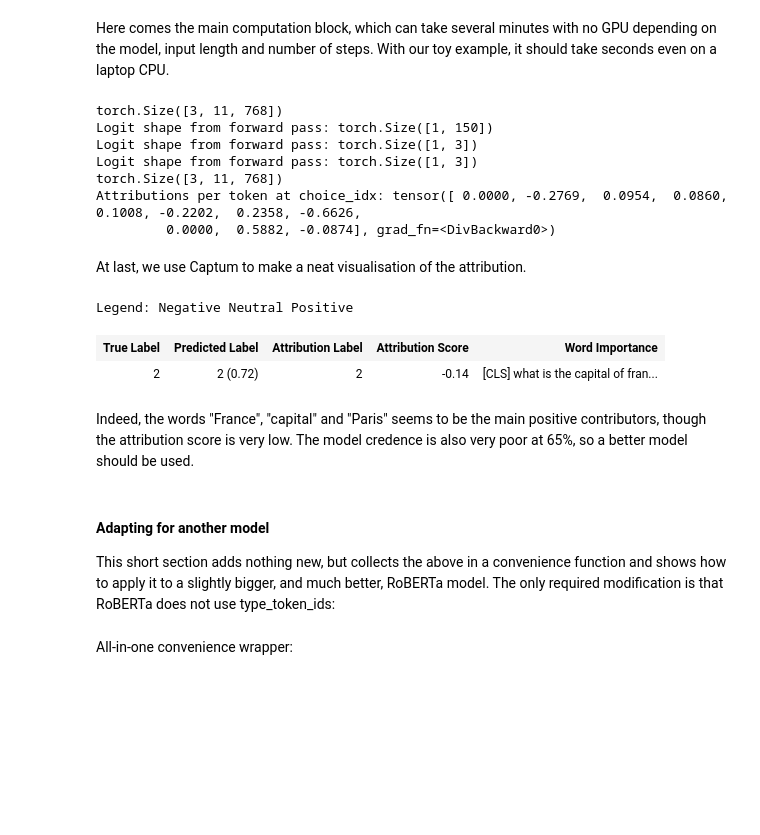
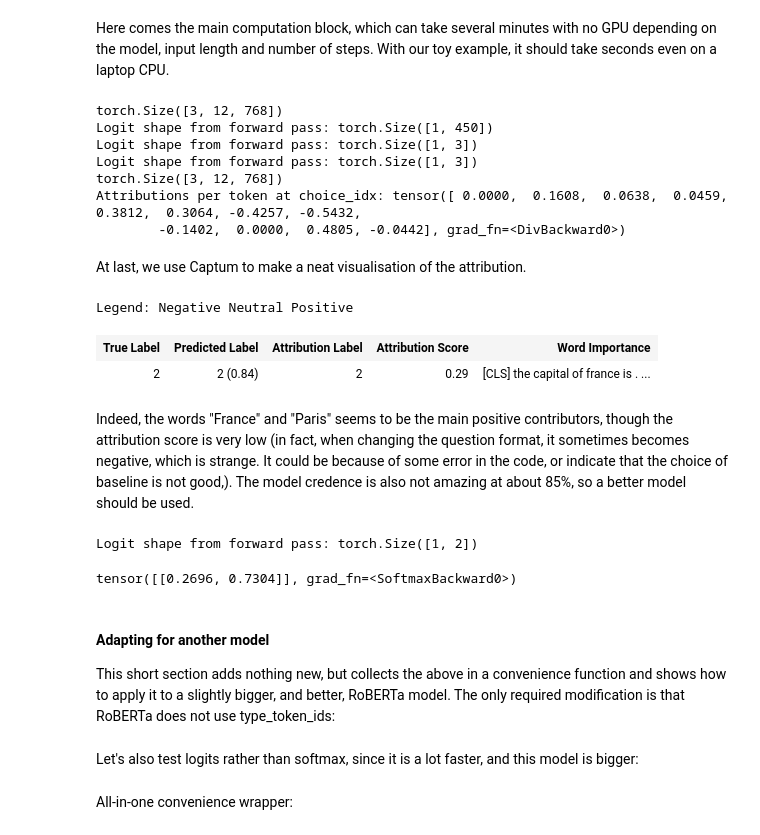
Before and after one commit to 5an0j/Circuits-INTED-2025, a Jupyter notebook: Code/MultipleChoice/FINAL_Captum_Attr_BERT.ipynb, the cells around one changed output. Cells and saved outputs as stored; diff of their text form; code cells hidden in the pictures; blank space fills up the shorter version.

```diff
--- a/Code/MultipleChoice/FINAL_Captum_Attr_BERT.ipynb
+++ b/Code/MultipleChoice/FINAL_Captum_Attr_BERT.ipynb
@@ -20,6 +43,6 @@ Example FCI-question: *A large truck breaks down out on the road and receives a
 4) *Neither the car nor the truck exert any force on the other. The truck is pushed forward simply because it is in the way of the car.*
 # %%
 # Test question (replace with some FCI-question)
-question = "What is the capital of France?"
-choices = ["Berlin", "Madrid", "Paris",] # "Rome", "India"]
+question = "The capital of France is..." # we try to format the question like the model traning data
+choices = ["Berlin", "Madrid", "Paris", ] # " Rome", " India"]
 ground_truth_idx = 2
@@ -142,21 +161,26 @@ Integrated Gradients calculates the attribution by differentiation, varying the
 # %%
 # Baseline inputs embeds for Integrated Gradients
-def get_baseline(tokenizer, input_ids, choice_idx, embed_layer=model.bert.embeddings):
+def get_baseline(tokenizer, input_ids, choice_idx, embed_layer=model.bert.embeddings, ids=False):
     ref_token_id = tokenizer.pad_token_id   # padding
     sep_token_id = tokenizer.sep_token_id   # sepatator
     cls_token_id = tokenizer.cls_token_id   # start of sequence
 
     # Create baseline input: [CLS] [PAD] ... [PAD] [SEP] [PAD] ... [PAD] [SEP] [PAD] ... like choice_ids, expanded as input_ids
     ref_tokens = [cls_token_id]
+    # question = True # switch to keep question the same in the baseline
     for token in input_ids[choice_idx, 1:]:
         if token == sep_token_id: # We keep only the separators, else we use padding
-            ref_tokens += [sep_token_id]
+            ref_tokens += [sep_token_id] # Pythonic .append(sep_token_id)
+    #        question = False # separator indicates end of question
+    #    elif question: ref_tokens += [token]
         else:
             ref_tokens += [ref_token_id]
 
     ref_input_ids = torch.tensor(ref_tokens, dtype=torch.long).expand_as(input_ids)
+    if ids: return ref_input_ids
+
     ref_token_type_ids = torch.zeros_like(ref_input_ids)
-
     return embed_layer(ref_input_ids, token_type_ids=ref_token_type_ids) # preembed for multi-layer attribution
 
+# Quickly compute
 ref_inputs_embeds = get_baseline(tokenizer, input_ids, choice_idx)
@@ -163,12 +223,13 @@ ref_inputs_embeds = get_baseline(tokenizer, input_ids, choice_idx)
 # %% [markdown]
 We now make a convenience function for getting the token attributions, summing over the internal model dimension to get an overal attribution for each position (token).
 # %%
-def get_token_attributions(forward_func, choice_idx, inputs_embeds, ref_inputs_embeds, attention_masks, token_type_ids=None, n_steps=50):
+def get_token_attributions(forward_func, choice_idx, inputs_embeds, ref_inputs_embeds, attention_masks, token_type_ids=None, n_steps=50, attr_layer=None):
 
     if cfg.debug: print(inputs_embeds.shape)
 
     # LayerIntegratedGradients for attribution
-    ig = IntegratedGradients(forward_func)
+    if attr_layer is None: ig = IntegratedGradients(forward_func)
+    else: ig = LayerIntegratedGradients(forward_func, attr_layer) # Note that inputs_embeds may be input_ids if doing layer attribution
 
     # Compute attributions for chosen index
     # (Captum wants [num_choices, seq_len] and gives attr shape [choices, seq_len, layer_output_dim])
@@ -182,10 +243,11 @@ def get_token_attributions(forward_func, choice_idx, inputs_embeds, ref_inputs_e
     )
     # Captum attributes every input wrt the target idx. We only care about the choice_idx attributions,
     # but we have to pass in all the mulitple choice alternatives in order to get the correct softmax output.
-    # This significantly increases compute time!
+    # This significantly increases compute time! So it is yet another reason to just use the logits, and then only pass in the
+    # true index. But I am not sure if that really makes sense, since differentiation is important in MpC...
+    if cfg.debug: print(attributions.shape)
 
-    # Sum across layer_output_dim to get token-level importance¨
-    print(attributions.shape)
+    # Sum across layer_output_dim to get token-level importance
     choice_token_attributions = attributions[choice_idx].sum(dim=-1)  # shape: [num_choices, seq_len]
     choice_token_attributions = choice_token_attributions / torch.norm(choice_token_attributions)  # Normalize
 
@@ -197,45 +259,53 @@ Here comes the main computation block, which can take several minutes with no GP
 # %%
 # Main computation block, can take several minutes depending on the model, input length and number of steps.
 # If cfg.debug is True, it will print intermediate results to indicate progress.
+# choice_idx = 2 # Change this here if you want to attribute with choices different from the one the model chose
 
 token_attributions, delta = get_token_attributions(
-    forward_func_MpC, choice_idx, inputs_embeds, ref_inputs_embeds, attention_masks, token_type_ids
+    forward_func_MpC, choice_idx, inputs_embeds, ref_inputs_embeds, attention_masks, token_type_ids, n_steps=50
 )
 
 # Convert input_ids to readable tokens for the choice_idx
 tokens = tokenizer.convert_ids_to_tokens(input_ids[choice_idx])
 # %% [output]
-torch.Size([3, 11, 768])
-Logit shape from forward pass: torch.Size([1, 150])
+torch.Size([3, 12, 768])
+Logit shape from forward pass: torch.Size([1, 450])
 Logit shape from forward pass: torch.Size([1, 3])
 Logit shape from forward pass: torch.Size([1, 3])
-torch.Size([3, 11, 768])
-Attributions per token at choice_idx: tensor([ 0.0000, -0.2769,  0.0954,  0.0860,  0.1008, -0.2202,  0.2358, -0.6626,
-         0.0000,  0.5882, -0.0874], grad_fn=<DivBackward0>)
+torch.Size([3, 12, 768])
+Attributions per token at choice_idx: tensor([ 0.0000,  0.1608,  0.0638,  0.0459,  0.3812,  0.3064, -0.4257, -0.5432,
+        -0.1402,  0.0000,  0.4805, -0.0442], grad_fn=<DivBackward0>)
 # %% [markdown]
 At last, we use Captum to make a neat visualisation of the attribution.
 # %%
 # Visualise
 vis = viz.VisualizationDataRecord(
                         token_attributions,         # word attributions
                         torch.max(probs),           # prediction probability
                         torch.argmax(probs),        # predicted class
                         ground_truth_idx,           # ground truth class
-                        str(choice_idx),            # attributing to this class
+                        choice_idx,                 # attributing to this class
                         token_attributions.sum(),   # summed attribution score
                         tokens,                     # tokens for the question and choice
                         delta,                      # convergence delta
 )
 
 visualisation = viz.visualize_text([vis]) # Save return object to avoid passing the vis object to the ipynb
 # %% [output]
 Legend: Negative Neutral Positive
 | True Label | Predicted Label | Attribution Label | Attribution Score | Word Importance |
-| 2 | 2 (0.72) | 2 | -0.14 | [CLS] what is the capital of fran... |
+| 2 | 2 (0.84) | 2 | 0.29 | [CLS] the capital of france is . ... |
 # %% [markdown]
-Indeed, the words "France", "capital" and "Paris" seems to be the main positive contributors, though the attribution score is very low. The model credence is also very poor at 65%, so a better model should be used.
+Indeed, the words "France" and "Paris" seems to be the main positive contributors, though the attribution score is very low (in fact, when changing the question format, it sometimes becomes negative, which is strange. It could be because of some error in the code, or indicate that the choice of baseline is not good,). The model credence is also not amazing at about 85%, so a better model should be used.
+# %%
+# Quickly verifying that the baseline is not preferred to the actual input, only for testing
+test_inp = torch.stack([inputs_embeds[choice_idx], ref_inputs_embeds[choice_idx]], dim=0)
+forward_func_MpC(test_inp, torch.ones((2,11)))
+# %% [output]
+Logit shape from forward pass: torch.Size([1, 2])
+tensor([[0.2696, 0.7304]], grad_fn=<SoftmaxBackward0>)
 # %% [markdown]
 #### Adapting for another model
 
-This short section adds nothing new, but collects the above in a convenience function and shows how to apply it to a slightly bigger, and much better, RoBERTa model. The only required modification is that RoBERTa does not use type_token_ids:
+This short section adds nothing new, but collects the above in a convenience function and shows how to apply it to a slightly bigger, and better, RoBERTa model. The only required modification is that RoBERTa does not use type_token_ids:
 # %%
@@ -252,3 +324,5 @@ model.to(device)
 model.eval()
 model.zero_grad()
 # model # Uncomment to print architecture
+# %% [markdown]
+Let's also test logits rather than softmax, since it is a lot faster, and this model is bigger:
```
Also changed, not shown: parts of 50 cells of this notebook.
